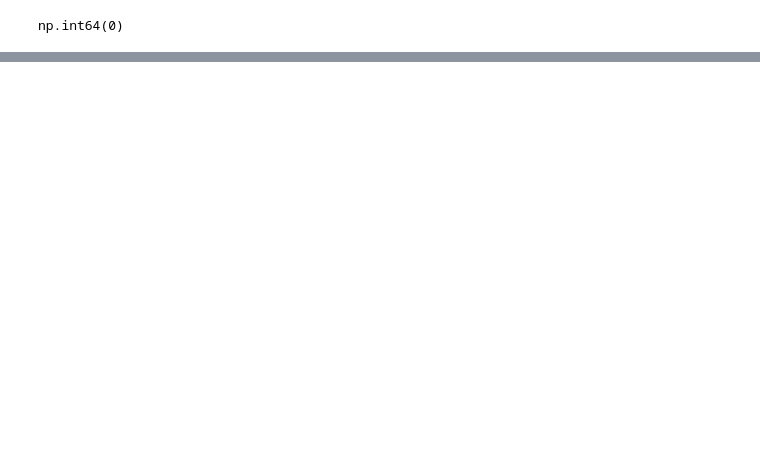
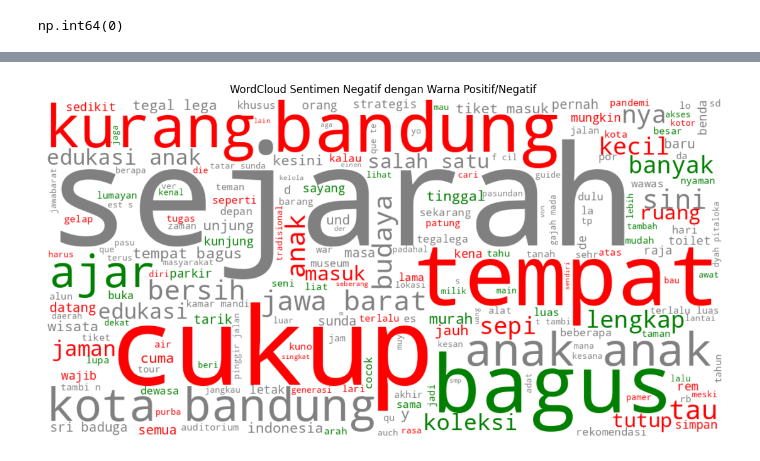
Before and after one commit to deviwlndr/analisis_sentimen, a Jupyter notebook: analisis_sentimen.ipynb, the cells around one changed output, grey strips where cells are left out. Cells and saved outputs as stored; diff of their text form; code cells hidden in the pictures; blank space fills up the shorter version.

```diff
--- a/analisis_sentimen.ipynb
+++ b/analisis_sentimen.ipynb
@@ -972,0 +936,35 @@ weighted avg       0.84      0.85      0.84       299
+# %%
+from wordcloud import WordCloud, STOPWORDS
+import matplotlib.pyplot as plt
+
+# List kata positif & negatif dari InSet
+positive_words = set(lex_pos["word"].tolist())
+negative_words = set(lex_neg["word"].tolist())
+
+# Buat dictionary untuk pewarnaan
+def color_func(word, *args, **kwargs):
+    if word in positive_words:
+        return "green"        # kata positif → hijau
+    elif word in negative_words:
+        return "red"          # kata negatif → merah
+    else:
+        return "gray"         # kata netral → abu-abu
+
+# Gabung teks negatif saja
+text_neg = " ".join(df[df["sentiment"] == "negatif"]["stemmed_joined"])
+
+# Generate WordCloud
+wc = WordCloud(
+    width=1200,
+    height=600,
+    background_color="white"
+).generate(text_neg)
+
+# Terapkan warna custom
+plt.figure(figsize=(14, 7))
+plt.imshow(wc.recolor(color_func=color_func), interpolation="bilinear")
+plt.axis("off")
+plt.title("WordCloud Sentimen Negatif dengan Warna Positif/Negatif")
+plt.show()
+# %% [output]
+[figure, added]
```
Also changed, not shown: parts of 21 cells of this notebook.
